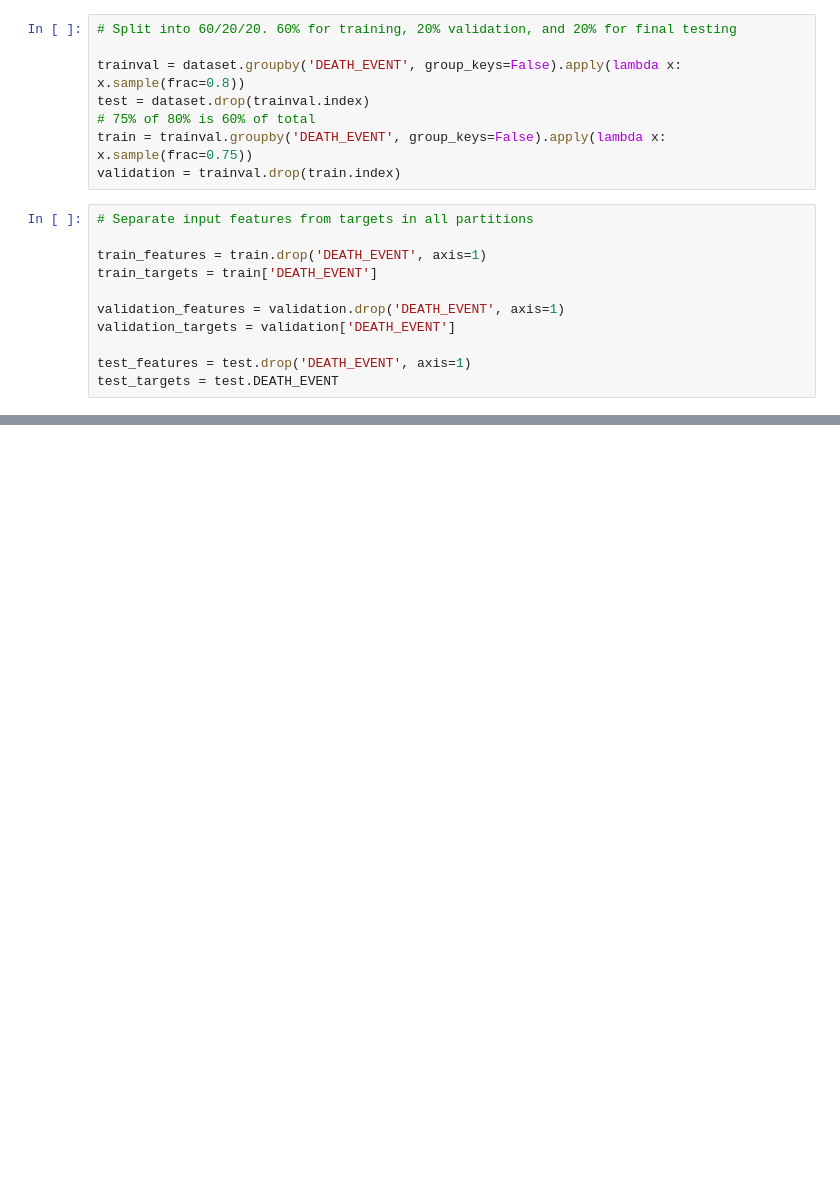
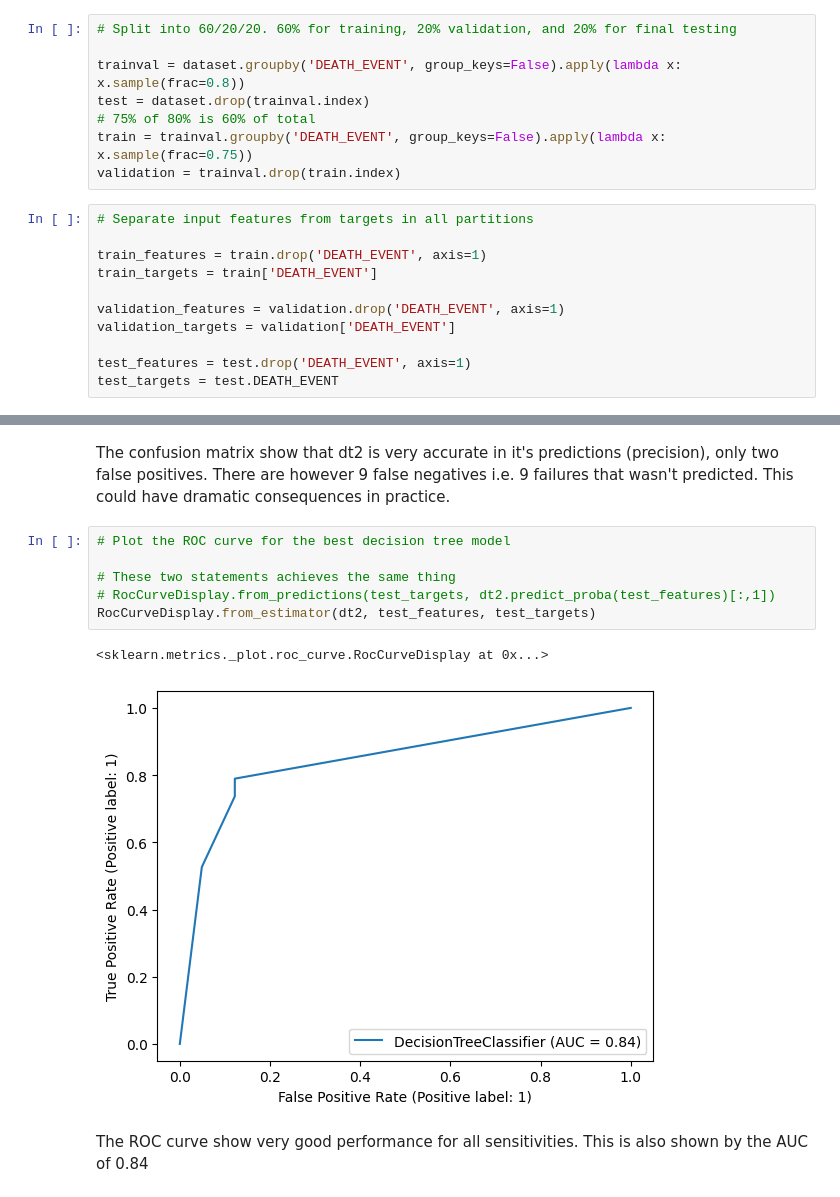
Before and after one commit to lavima/itf31519_2024, a Jupyter notebook: theory_and_practices/comparing_decisiontrees_naivebayes.ipynb, the cells around one changed output, grey strips where cells are left out. Cells and saved outputs as stored; diff of their text form; blank space fills up the shorter version.

```diff
--- a/theory_and_practices/comparing_decisiontrees_naivebayes.ipynb
+++ b/theory_and_practices/comparing_decisiontrees_naivebayes.ipynb
@@ -134,0 +221,13 @@ Test Precision: 0.5263157894736842
+# %% [markdown]
+The confusion matrix show that dt2 is very accurate in it's predictions (precision), only two false positives. There are however 9 false negatives i.e. 9 failures that wasn't predicted. This could have dramatic consequences in practice.
+# %%
+# Plot the ROC curve for the best decision tree model
+
+# These two statements achieves the same thing
+# RocCurveDisplay.from_predictions(test_targets, dt2.predict_proba(test_features)[:,1])
+RocCurveDisplay.from_estimator(dt2, test_features, test_targets)
+# %% [output]
+<sklearn.metrics._plot.roc_curve.RocCurveDisplay at 0x...>
+[figure, added]
+# %% [markdown]
+The ROC curve show very good performance for all sensitivities. This is also shown by the AUC of 0.84
```
Also changed, not shown: parts of 28 cells of this notebook.
